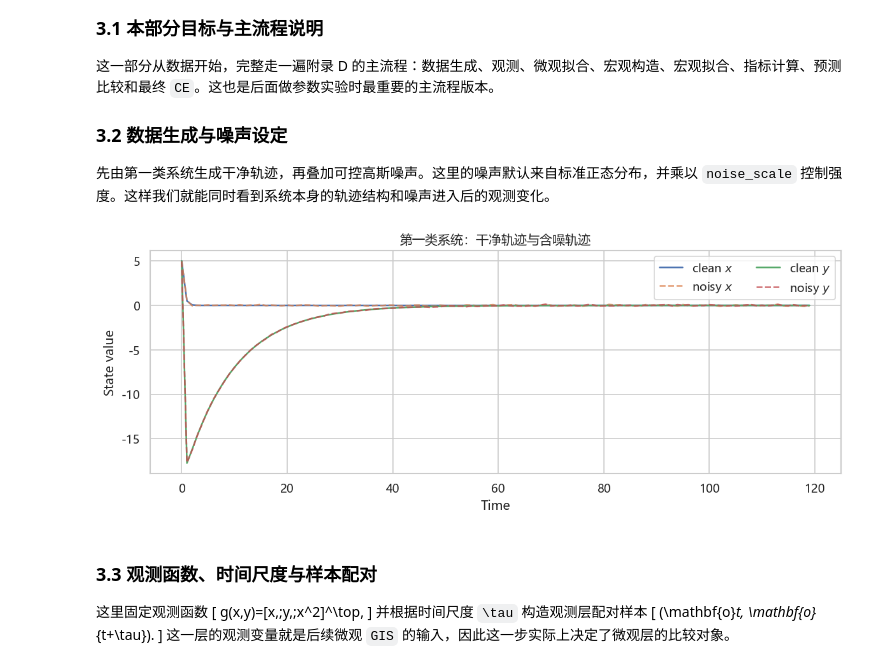
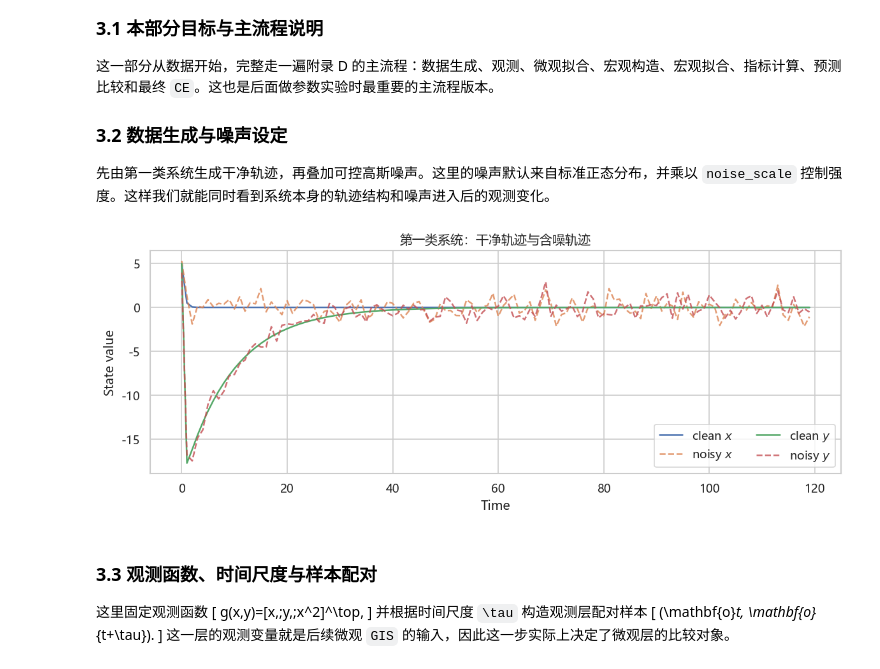
Before and after one commit to Matthew-ymz/pykoop, a Jupyter notebook: exp/analysitic_exp/exp_ana_gis.ipynb, the cells around one changed output. Drawn from its saved outputs; the diff is of its cells as text; code cells hidden in the pictures.

```diff
--- a/exp/analysitic_exp/exp_ana_gis.ipynb
+++ b/exp/analysitic_exp/exp_ana_gis.ipynb
@@ -333,22 +356,22 @@ print('矩阵层面的 CE =', direct_ce['CE'])
 ### 3.2 数据生成与噪声设定
 先由第一类系统生成干净轨迹，再叠加可控高斯噪声。这里的噪声默认来自标准正态分布，并乘以 `noise_scale` 控制强度。这样我们就能同时看到系统本身的轨迹结构和噪声进入后的观测变化。
 # %%
-analysis_config = {'experiment_name': 'exp_ana_gis_part3', 'lam': 0.1, 'mu': 0.9, 'initial_state': [5.0, 5.0], 'steps': 600, 'dt': 1.0, 'tau': 1, 'delta': None, 'alpha': 1.0, 'noise_scale': 0.05, 'noise_seed': 42, 'eps': 1e-10, 'ridge': 1e-10, 'manual_r': 1, 'horizons': (1, 3, 5)}
+analysis_config = {'experiment_name': 'exp_ana_gis_part3', 'lam': 0.1, 'mu': 0.9, 'initial_state': [5.0, 5.0], 'steps': 600, 'dt': 1.0, 'tau': 1, 'delta': None, 'alpha': 1.0, 'noise_scale': 1, 'noise_seed': 42, 'eps': 1e-10, 'ridge': 1e-10, 'manual_r': 1, 'horizons': (1, 3, 5)}
 clean_sim = simulate_discrete_system(step_map, analysis_config['initial_state'], steps=analysis_config['steps'], system_kwargs={'lam': analysis_config['lam'], 'mu': analysis_config['mu']}, dt=analysis_config['dt'])
 clean_xy = clean_sim['trajectories'][0]; time_grid = clean_sim['time_grid']
 noisy_xy = add_gaussian_noise(clean_xy, noise_scale=analysis_config['noise_scale'], cov=None, random_state=analysis_config['noise_seed'])['noisy_data']
 plt.figure(figsize=(10,4))
 plt.plot(time_grid[:120], clean_xy[:120,0], label='clean $x$')
 plt.plot(time_grid[:120], noisy_xy[:120,0], '--', alpha=0.8, label='noisy $x$')
 plt.plot(time_grid[:120], clean_xy[:120,1], label='clean $y$')
 plt.plot(time_grid[:120], noisy_xy[:120,1], '--', alpha=0.8, label='noisy $y$')
 plt.title('第一类系统：干净轨迹与含噪轨迹')
 plt.xlabel('Time')
 plt.ylabel('State value')
 plt.legend(ncol=2)
 plt.tight_layout(); plt.show()
 # %% [output]
-[figure, old version]
+[figure, new version]
 # %% [markdown]
 ### 3.3 观测函数、时间尺度与样本配对
 这里固定观测函数
```
Also changed, not shown: parts of 31 cells of this notebook, 6 other files.
